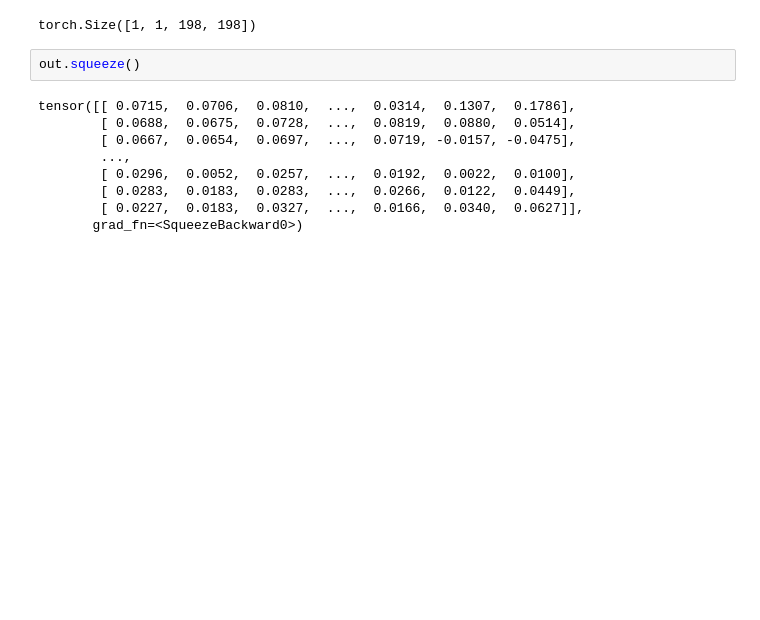
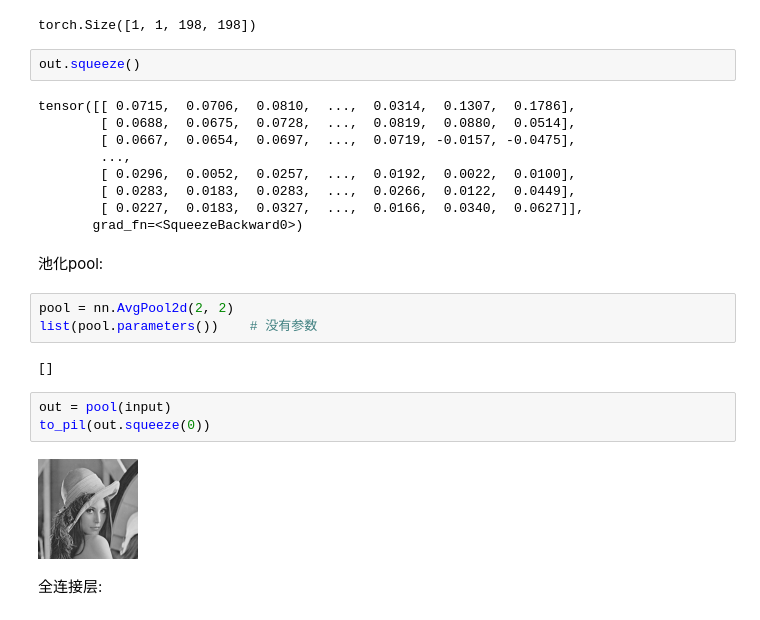
Before and after one commit to XingBin111/learning_pytorch, a Jupyter notebook: 第四章/神经网络工具箱.ipynb, the cells around one changed output. Saved outputs shown, nothing was run; the diff lists cells and outputs as text; blank space fills up the shorter version.

```diff
--- a/第四章/神经网络工具箱.ipynb
+++ b/第四章/神经网络工具箱.ipynb
@@ -79,3 +81,17 @@ tensor([[ 0.0715,  0.0706,  0.0810,  ...,  0.0314,  0.1307,  0.1786],
         [ 0.0283,  0.0183,  0.0283,  ...,  0.0266,  0.0122,  0.0449],
         [ 0.0227,  0.0183,  0.0327,  ...,  0.0166,  0.0340,  0.0627]],
        grad_fn=<SqueezeBackward0>)
+# %% [markdown]
+池化pool:
+# %%
+pool = nn.AvgPool2d(2, 2)
+list(pool.parameters())    # 没有参数
+# %% [output]
+[]
+# %%
+out = pool(input)
+to_pil(out.squeeze(0))
+# %% [output]
+[figure, added]
+# %% [markdown]
+全连接层:
```
Also changed, not shown: parts of 35 cells of this notebook.
